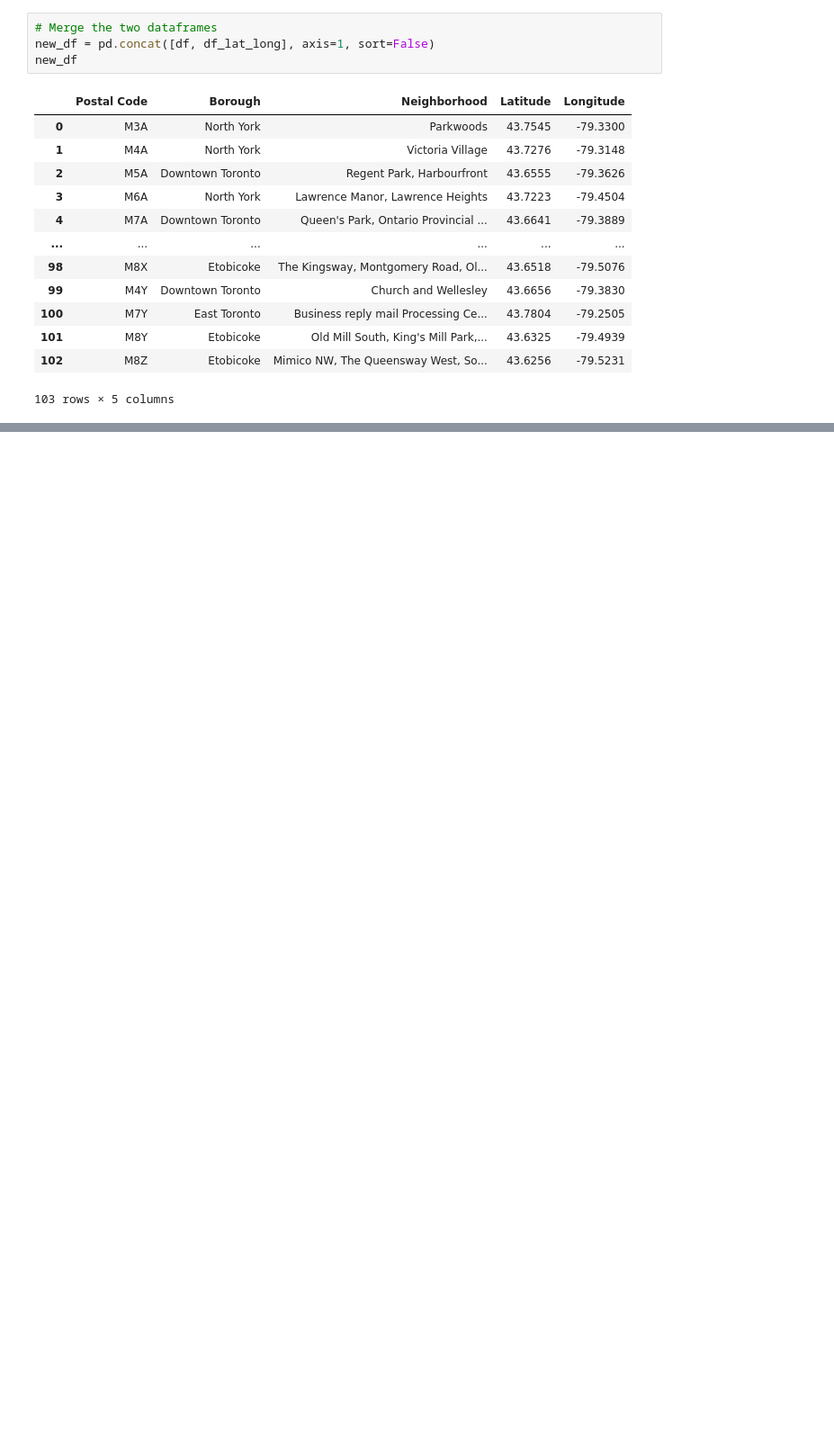
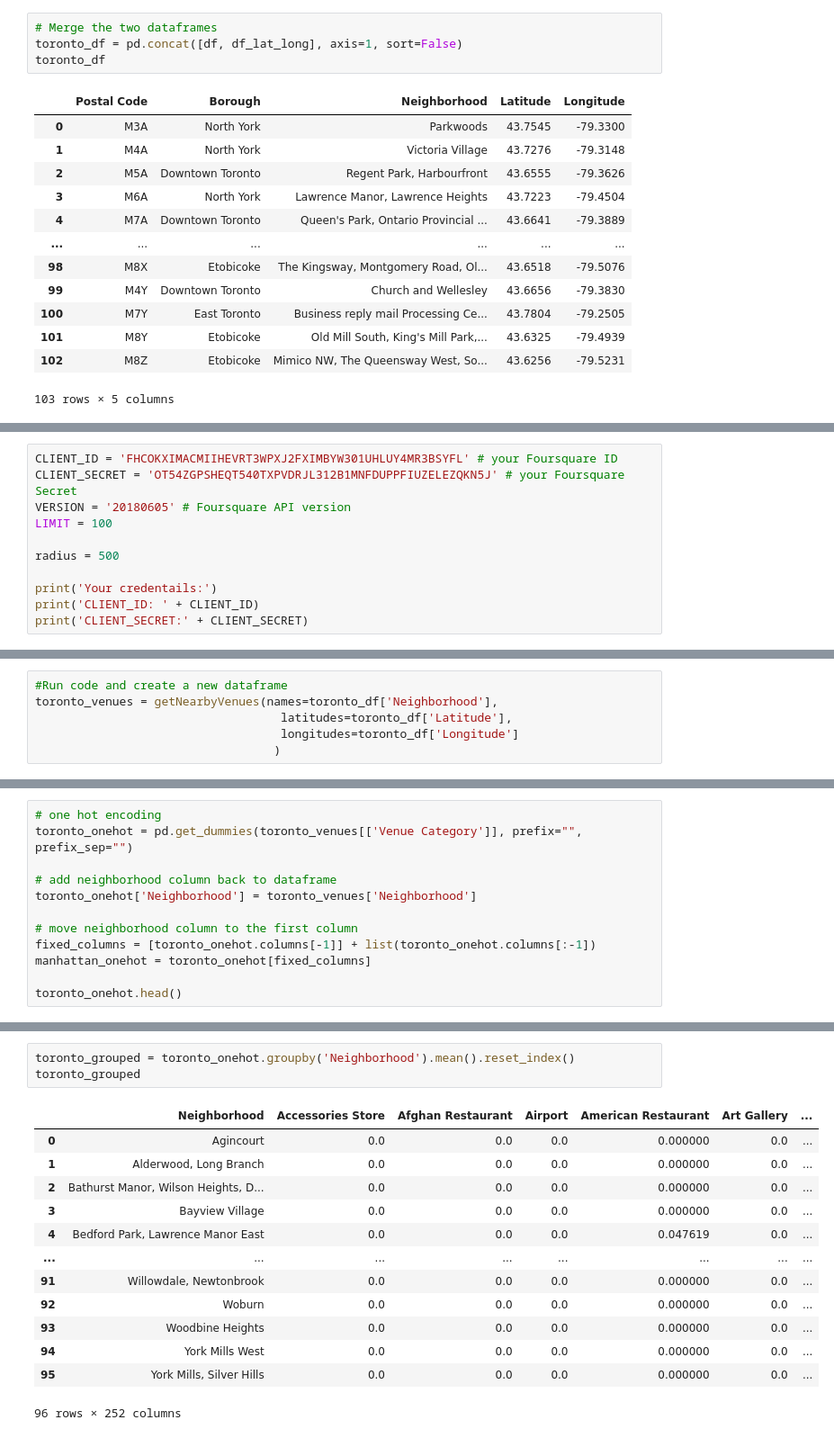
Before and after one commit to ttrankle/Coursera_Capstone, a Jupyter notebook: Wrangling_Cleaning_Data.ipynb, the cells around one changed output, grey strips where cells are left out. Shown at 90% size. Drawn from its saved outputs; the diff is of its cells as text; blank space fills up the shorter version.

```diff
--- a/Wrangling_Cleaning_Data.ipynb
+++ b/Wrangling_Cleaning_Data.ipynb
@@ -231,8 +238,8 @@ df_lat_long
 103 rows × 2 columns
 # %%
 # Merge the two dataframes
-new_df = pd.concat([df, df_lat_long], axis=1, sort=False)
-new_df
+toronto_df = pd.concat([df, df_lat_long], axis=1, sort=False)
+toronto_df
 # %% [output]
 |  | Postal Code | Borough | Neighborhood | Latitude | Longitude |
 | 0 | M3A | North York | Parkwoods | 43.7545 | -79.3300 |
@@ -249,0 +263,11 @@ new_df
+# %%
+CLIENT_ID = 'FHCOKXIMACMIIHEVRT3WPXJ2FXIMBYW301UHLUY4MR3BSYFL' # your Foursquare ID
+CLIENT_SECRET = 'OT54ZGPSHEQT540TXPVDRJL312B1MNFDUPPFIUZELEZQKN5J' # your Foursquare Secret
+VERSION = '20180605' # Foursquare API version
+LIMIT = 100
+
+radius = 500
+
+print('Your credentails:')
+print('CLIENT_ID: ' + CLIENT_ID)
+print('CLIENT_SECRET:' + CLIENT_SECRET)
@@ -249,0 +321,6 @@ new_df
+# %%
+#Run code and create a new dataframe
+toronto_venues = getNearbyVenues(names=toronto_df['Neighborhood'],
+                                   latitudes=toronto_df['Latitude'],
+                                   longitudes=toronto_df['Longitude']
+                                  )
@@ -249,0 +379,12 @@ new_df
+# %%
+# one hot encoding
+toronto_onehot = pd.get_dummies(toronto_venues[['Venue Category']], prefix="", prefix_sep="")
+
+# add neighborhood column back to dataframe
+toronto_onehot['Neighborhood'] = toronto_venues['Neighborhood']
+
+# move neighborhood column to the first column
+fixed_columns = [toronto_onehot.columns[-1]] + list(toronto_onehot.columns[:-1])
+manhattan_onehot = toronto_onehot[fixed_columns]
+
+toronto_onehot.head()
@@ -249,0 +401,17 @@ new_df
+# %%
+toronto_grouped = toronto_onehot.groupby('Neighborhood').mean().reset_index()
+toronto_grouped
+# %% [output]
+|  | Neighborhood | Accessories Store | Afghan Restaurant | Airport | American Restaurant | Art Gallery | ... |
+| 0 | Agincourt | 0.0 | 0.0 | 0.0 | 0.000000 | 0.0 | ... |
+| 1 | Alderwood, Long Branch | 0.0 | 0.0 | 0.0 | 0.000000 | 0.0 | ... |
+| 2 | Bathurst Manor, Wilson Heights, D... | 0.0 | 0.0 | 0.0 | 0.000000 | 0.0 | ... |
+| 3 | Bayview Village | 0.0 | 0.0 | 0.0 | 0.000000 | 0.0 | ... |
+| 4 | Bedford Park, Lawrence Manor East | 0.0 | 0.0 | 0.0 | 0.047619 | 0.0 | ... |
+| ... | ... | ... | ... | ... | ... | ... | ... |
+| 91 | Willowdale, Newtonbrook | 0.0 | 0.0 | 0.0 | 0.000000 | 0.0 | ... |
+| 92 | Woburn | 0.0 | 0.0 | 0.0 | 0.000000 | 0.0 | ... |
+| 93 | Woodbine Heights | 0.0 | 0.0 | 0.0 | 0.000000 | 0.0 | ... |
+| 94 | York Mills West | 0.0 | 0.0 | 0.0 | 0.000000 | 0.0 | ... |
+| 95 | York Mills, Silver Hills | 0.0 | 0.0 | 0.0 | 0.000000 | 0.0 | ... |
+96 rows × 252 columns
```
Also changed, not shown: parts of 45 cells of this notebook.
